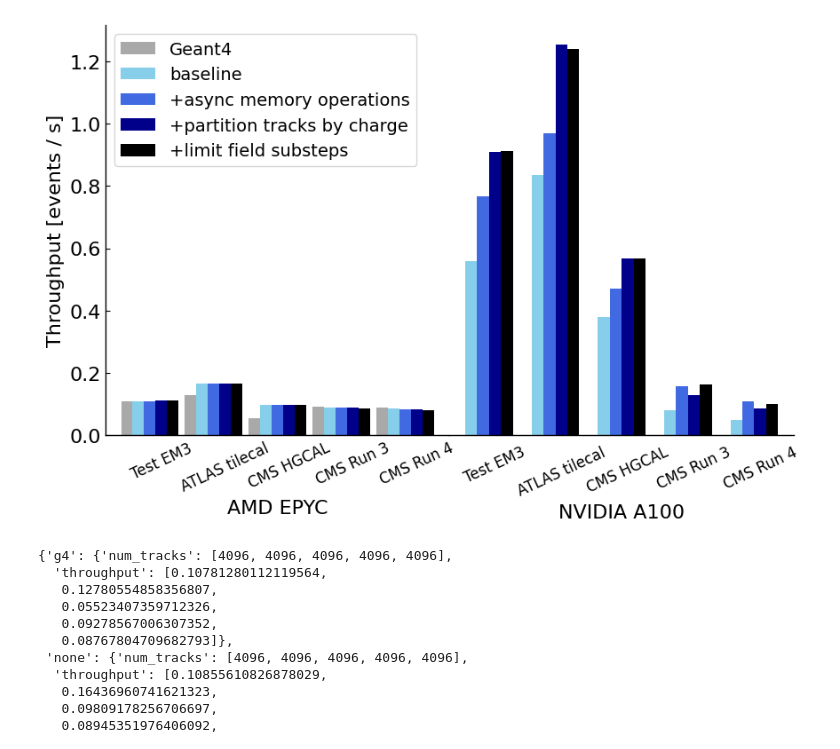
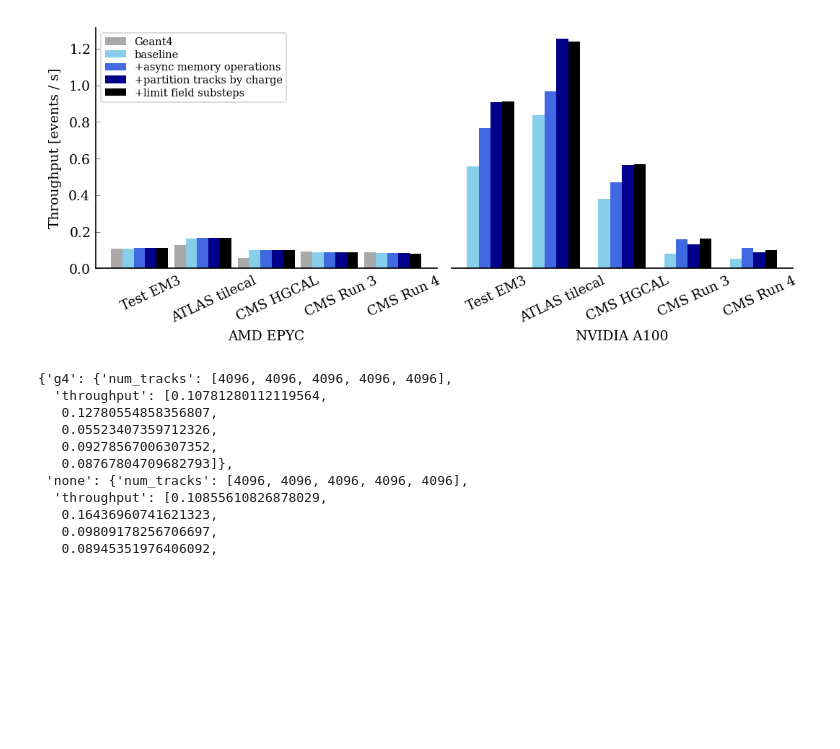
Before and after one commit to celeritas-project/regression, a Jupyter notebook: chep.ipynb, the cells around one changed output. Saved outputs shown, nothing was run; the diff lists cells and outputs as text; code cells hidden in the pictures; blank space fills up the shorter version.

```diff
--- a/chep.ipynb
+++ b/chep.ipynb
@@ -44,17 +44,12 @@ celer_g4_opt = get_times(Path("results/opt-all-scaling/gpu"), "celer-g4")
 results = celer_g4
 results_opt = celer_g4_opt
 # %%
-plt.rcParams['legend.title_fontsize'] = 12
-
 # Set up figure
 fig, ax = plt.subplots(1, 1)
-fig.set_facecolor('w')
-fig.set_figheight(6)
-fig.set_figwidth(8)
 
 colors = plt.cm.tab10.colors[:num_runs]
-ms = 12
-lw = 2
+ms = None
+lw = None
 problem_handles = []
 sorting_handles = []
 
@@ -71,12 +66,12 @@ for i in range(len(problems)):
     ax.plot(threads, v["throughput"], color=colors[i], linestyle="--", marker=".", markersize=ms, linewidth=lw)
 
 # Create the problem legend
-leg = ax.legend(handles=problem_handles, loc='upper left', fontsize=12)
+leg = ax.legend(handles=problem_handles, loc='upper left')
 
 # Create the sorting legend
 sorting_handles.append(ax.plot([0], [0], color='k', linestyle='-', linewidth=lw, label="baseline")[0])
 sorting_handles.append(ax.plot([0], [0], color='k', linestyle='--', linewidth=lw, label="optimized")[0])
-ax.legend(handles=sorting_handles, loc='center left', fontsize=12)
+ax.legend(handles=sorting_handles, loc='center left')
 
 # Manually add back the problem legend
 ax.add_artist(leg)
@@ -90,10 +85,7 @@ ax.set_xticks(threads, thread_labels)
 ax.set_xlabel("Number of tracks / stream")
 ax.set_ylabel("Throughput [events / s]")
 ax.set_ylim((0, ax.get_ylim()[1]))
-ax.tick_params(direction="in")
 ax.xaxis.minorticks_off()
-
-fig.tight_layout()
 plt.show()
-#fig.savefig('gpu-threads-sim.png')
+fig.savefig('gpu-threads-sim.pdf')
 # %% [output]
@@ -198,55 +182,52 @@ gpu_g4 = get_bars('gpu', 'celer-g4')
 
 result_cpu = cpu_g4
 result_gpu = gpu_g4
+# %%
+opt = optimization
 # %%
-plt.rcParams['legend.title_fontsize'] = 14
-
 # Set up figure
-fig, (ax1, ax2) = plt.subplots(1, 2, sharey=False)
-fig.set_facecolor('w')
-fig.set_figheight(6)
-fig.set_figwidth(10)
+fig, (ax1, ax2) = plt.subplots(1, 2, sharey=False, figsize=(7, 3))
 
 opt_labels = {'g4': 'Geant4', 'none': 'baseline', 'async': '+async memory operations', 'plus-init-charge': '+partition tracks by charge', 'all': '+limit field substeps',}
 colors = ['skyblue', 'royalblue', 'darkblue', 'black']
 x = np.arange(len(labels))
 width = 0.18
 
 for o, w, c in zip(['g4'] + opt, [x - 3 * width, x - 2 * width, x - width, x, x + width, x + 2 * width], ['darkgrey'] + colors):
     ax1.bar(w, result_cpu[o]['throughput'], width, color=c, label=opt_labels[o])
 
 for o, w, c in zip(opt, [x - 2 * width, x - width, x, x + width, x + 2 * width], colors):
     ax2.bar(w, result_gpu[o]['throughput'], width, color=c, label=opt_labels[o])
 
-# Add labels and title
+# Common settings for both axes
+for ax in (ax1, ax2):
+    ax.set_xticks(x)
+    ax.set_xticklabels(labels, rotation=25)
+    ax.spines['top'].set_visible(False)
+    ax.tick_params(axis='x', bottom=False)
+
+# Axis-specific settings
 ax1.set_xlabel('AMD EPYC')
+ax1.set_ylabel('Throughput [events / s]')
 ax2.set_xlabel('NVIDIA A100')
-ax1.set_ylabel('Throughput [events / s]')
-ax1.set_xticks(x)
-ax2.set_xticks(x)
-ax1.set_xticklabels(labels, fontsize=12, rotation=25)
-ax2.set_xticklabels(labels, fontsize=12, rotation=25)
 ax1.spines['right'].set_visible(False)
+ax1.tick_params(direction="in")
+
+ax2.set_yticks([])
 ax2.spines['left'].set_visible(False)
-ax1.spines['top'].set_visible(False)
-ax2.spines['top'].set_visible(False)
 ax2.spines['right'].set_visible(False)
-ax2.set_yticks([])
-ax1.tick_params(direction="in")
-ax1.tick_params(axis='x', bottom=False)
-ax2.tick_params(axis='x', bottom=False)
+
+# Match y-axis limits
 ax1.set_ylim(ax2.get_ylim())
 
 #ax1.set_yticks([])
-plt.subplots_adjust(wspace=0)
+# plt.subplots_adjust(wspace=0)
 
 # Add a legend
-ax1.legend(fontsize=14, loc='upper left')
-
-plt.show()
-#fig.savefig('throughput-g4.pdf', bbox_inches='tight')
+ax1.legend(loc='upper left')
+fig.savefig('throughput-g4.pdf')
 # %% [output]
-[figure, old version]
+[figure, new version]
 # %%
 result_cpu
 # %% [output]
```
Also changed, not shown: parts of 3 cells of this notebook, 1 other file.
